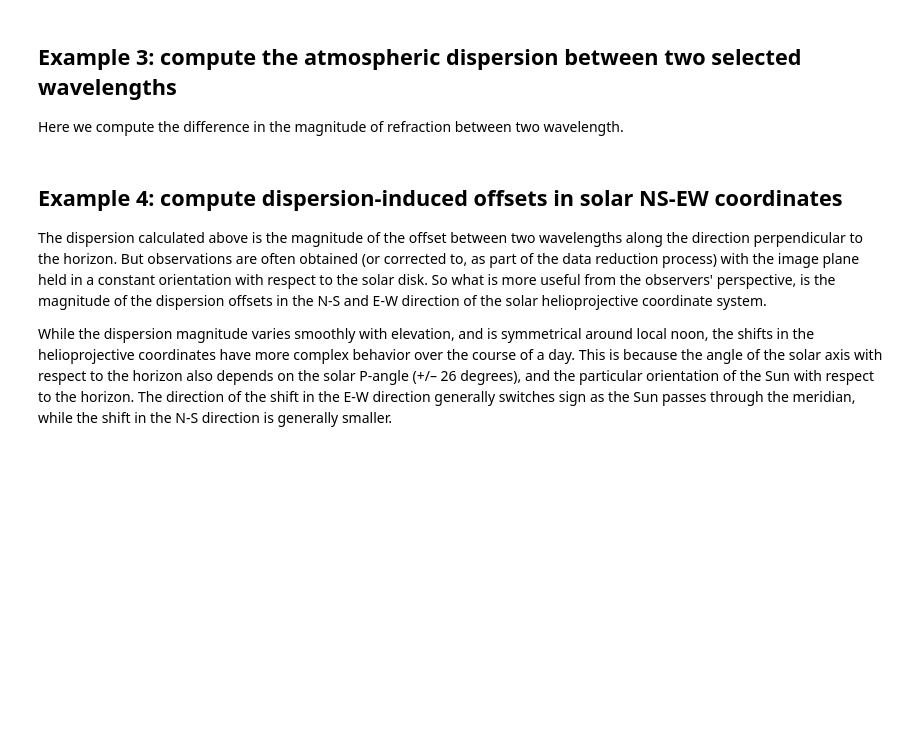
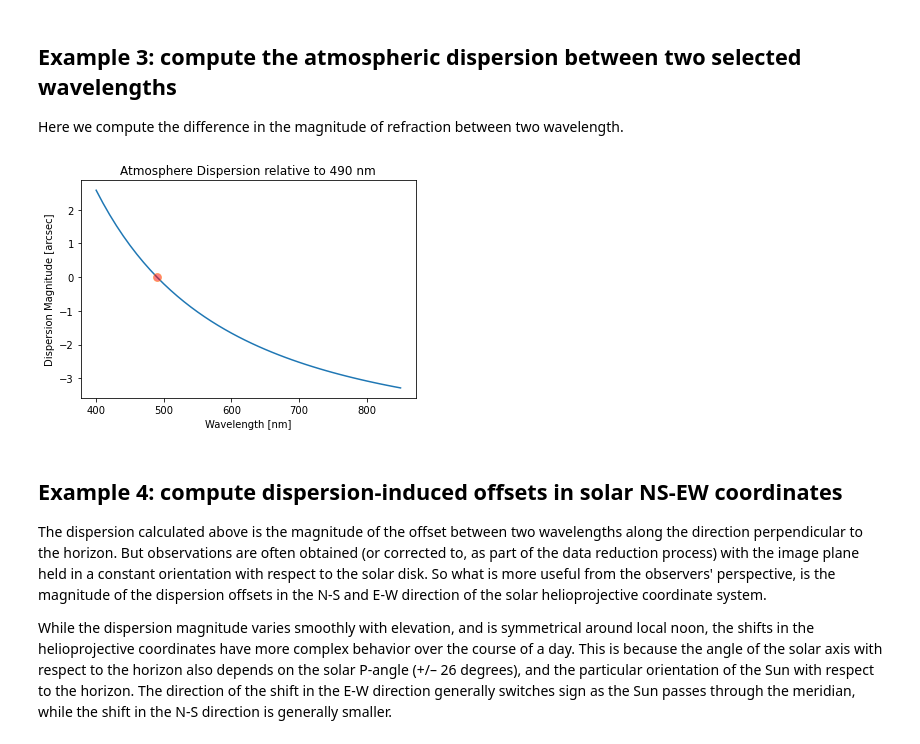
Before and after one commit to kreardon/atmospheric_dispersion, a Jupyter notebook: python/Dispersion_examples.ipynb, the cells around one changed output. Saved outputs shown, nothing was run; the diff lists cells and outputs as text; code cells hidden in the pictures; blank space fills up the shorter version.

```diff
--- a/python/Dispersion_examples.ipynb
+++ b/python/Dispersion_examples.ipynb
@@ -71,8 +73,11 @@ The atmospheric conditions allow the atmospheric profile to be estimated, and he
 
 set_location_dkist = True
 
+set_location_dkist = False
+
+
 if set_location_dkist:
-    observing_loc = EarthLocation.of_site('dkist')
+    observing_loc = EarthLocation.of_site('DKIST')
     observing_loc.info.meta['name'] = 'DKIST'
     # these are the average atmospheric conditions on Haleakalā
     atm_conditions = {
@@ -84,7 +89,7 @@ if set_location_dkist:
 else:
     longitude =    -156.25*u.deg
     latitude  =     20.71*u.deg
-    altitude  =     0.*u.m
+    altitude  =     2800.*u.m
     observing_loc = EarthLocation(lat=latitude, lon=longitude, height=altitude)
     # these are the conditions for the standard atmosphere
     atm_conditions = {'temp':15*u.deg_C,
@@ -156,24 +171,29 @@ Here we compute the difference in the magnitude of refraction between two wavele
 # %%
 # Now let's calculate the dispersion, the relative difference in refraction between two different wavelengths
 
 # define the reference wavelength. This might typically be the wavelength at which the adaptive optics system is working
 ref_wave = 5000*u.AA
+
+ref_wave = 4860*u.AA
+
 # and find which index in the wavelength array is closest to the reference wavelength
 idx_refwave = np.argmin(abs(wavelengths - ref_wave))
 # redefine the reference wavelength to be whatever was the closest index to the requested reference wavelength
 ref_wave = wavelengths[idx_refwave]
 
 refraction_abs = refraction_atm[0]['refraction_mag (arcsec)']
 
 dispersion_torefwave = refraction_abs - refraction_abs[0, idx_refwave]
 
 plt.plot(wavelengths.value, dispersion_torefwave[0,:])
 plt.plot(ref_wave.to(u.nm), 0, 'o', markersize=8,alpha=0.5,markerfacecolor='red')
 plt.xlabel('Wavelength [nm]')
 plt.ylabel('Dispersion Magnitude [arcsec]')
 plt.title('Atmosphere Dispersion relative to {:n}'.format(ref_wave.to(u.nm)))
 
 max_dispersion = np.max(dispersion_torefwave)
+# %% [output]
+[figure, added]
 # %% [markdown]
 ## Example 4: compute dispersion-induced offsets in solar NS-EW coordinates
 
```
Also changed, not shown: parts of 10 cells of this notebook, 1 other file.
